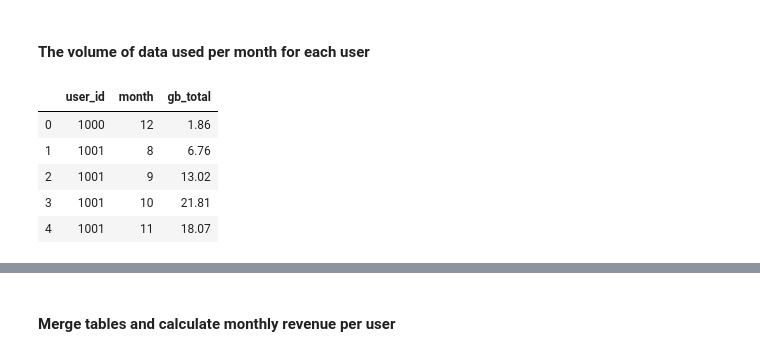
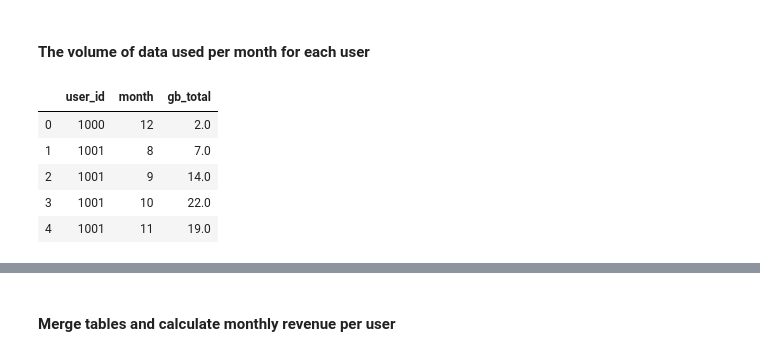
Before and after one commit to dpyshnenko/Data-Analytics-Projects, a Jupyter notebook: Exploratory Data Analysis - Telecom/telecom_project.ipynb, the cells around one changed output, grey strips where cells are left out. Saved outputs shown, nothing was run; the diff lists cells and outputs as text; code cells hidden in the pictures.

```diff
--- a/Exploratory Data Analysis - Telecom/telecom_project.ipynb
+++ b/Exploratory Data Analysis - Telecom/telecom_project.ipynb
@@ -143,6 +149,9 @@ min           0.000000
 75%         554.610000
 max        1693.470000
 Name: mb_used, dtype: float64
+# %%
+#Rounding up data used
+internet['mb_used'] = np.ceil(internet['mb_used'])
 # %% [markdown]
 ### Table - messages
 # %%
@@ -276,13 +285,13 @@ messages_count.head()
 # %%
 # Data used has been converted to Gb and rounded up per month
 internet_traffic = internet.groupby(['user_id','month'],as_index=False)['mb_used'].sum()
 internet_traffic.columns = ['user_id','month','gb_total']
-internet_traffic['gb_total'] = round((internet_traffic['gb_total'] / 1024),2)
+internet_traffic['gb_total'] = np.ceil(internet_traffic['gb_total'] / 1024)
 internet_traffic.head()
 # %% [output]
 |  | user_id | month | gb_total |
-| 0 | 1000 | 12 | 1.86 |
-| 1 | 1001 | 8 | 6.76 |
-| 2 | 1001 | 9 | 13.02 |
-| 3 | 1001 | 10 | 21.81 |
-| 4 | 1001 | 11 | 18.07 |
+| 0 | 1000 | 12 | 2.0 |
+| 1 | 1001 | 8 | 7.0 |
+| 2 | 1001 | 9 | 14.0 |
+| 3 | 1001 | 10 | 22.0 |
+| 4 | 1001 | 11 | 19.0 |
```
Also changed, not shown: parts of 30 cells of this notebook.
